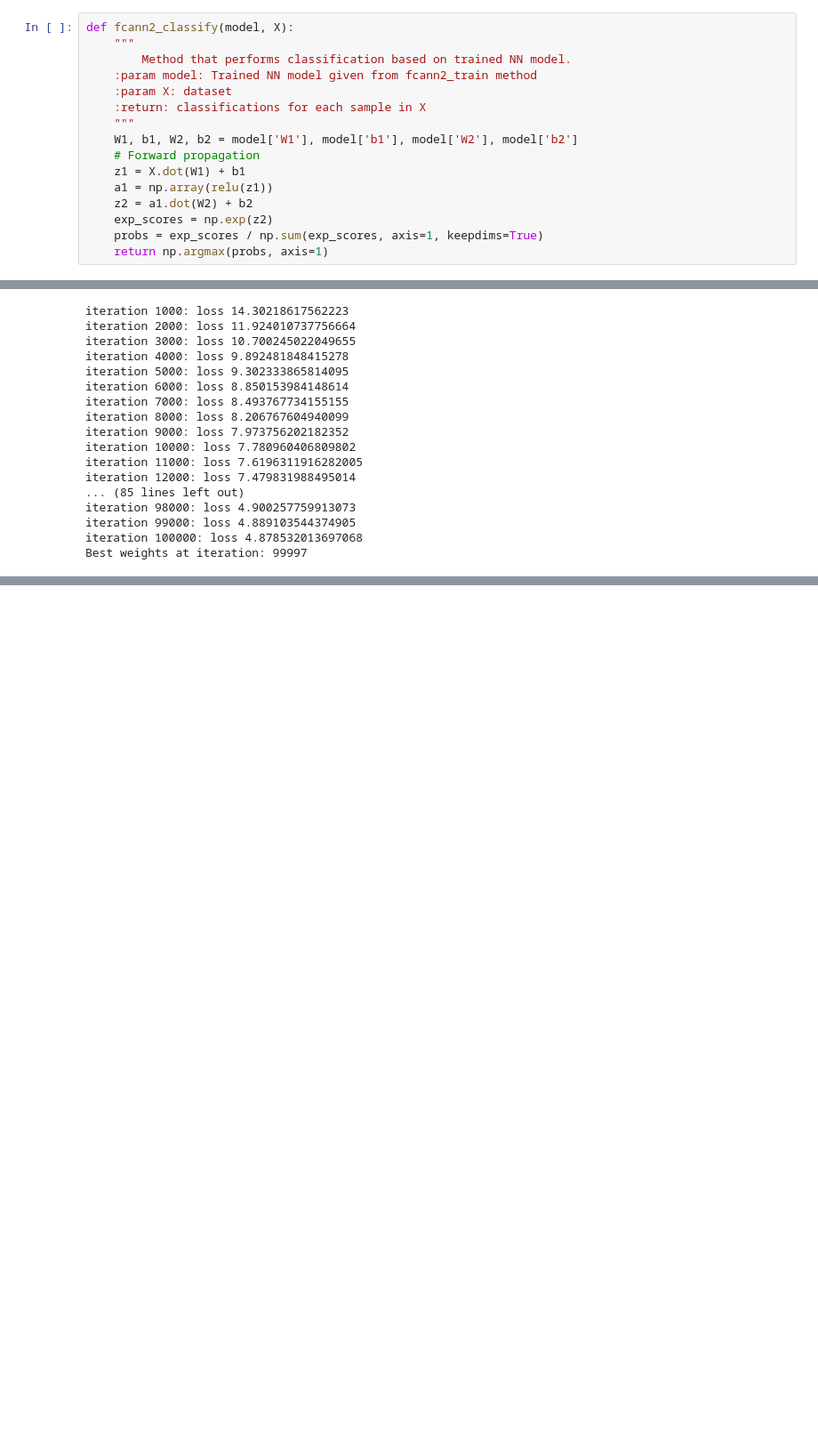
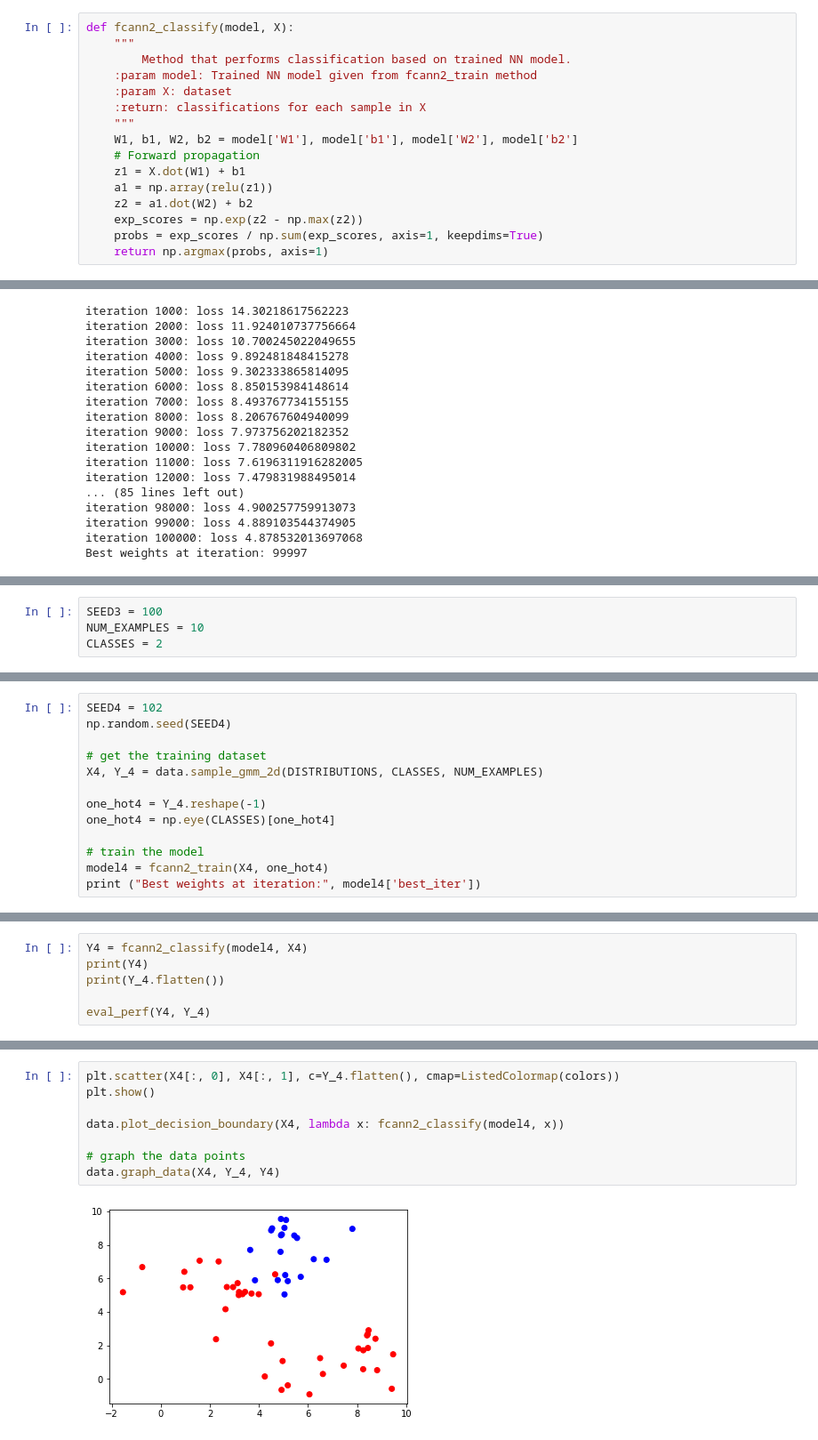
Before and after one commit to dreyus95/DL_labs, a Jupyter notebook: DL_1_lab/fcann2.ipynb, the cells around one changed output, grey strips where cells are left out. Shown: that part at 89% size. Cells and saved outputs as stored; diff of their text form; blank space fills up the shorter version.

```diff
--- a/DL_1_lab/fcann2.ipynb
+++ b/DL_1_lab/fcann2.ipynb
@@ -128,7 +128,7 @@ def fcann2_classify(model, X):
     z1 = X.dot(W1) + b1
     a1 = np.array(relu(z1))
     z2 = a1.dot(W2) + b2
-    exp_scores = np.exp(z2)
+    exp_scores = np.exp(z2 - np.max(z2))
     probs = exp_scores / np.sum(exp_scores, axis=1, keepdims=True)
     return np.argmax(probs, axis=1)
 # %% [markdown]
@@ -250,0 +258,4 @@ plt.show()
+# %%
+SEED3 = 100
+NUM_EXAMPLES = 10
+CLASSES = 2
@@ -257,0 +318,13 @@ data.graph_data(X2, Y_2, Y2)
+# %%
+SEED4 = 102
+np.random.seed(SEED4)
+
+# get the training dataset
+X4, Y_4 = data.sample_gmm_2d(DISTRIBUTIONS, CLASSES, NUM_EXAMPLES)
+
+one_hot4 = Y_4.reshape(-1)
+one_hot4 = np.eye(CLASSES)[one_hot4]
+
+# train the model
+model4 = fcann2_train(X4, one_hot4)
+print ("Best weights at iteration:", model4['best_iter'])
@@ -257,0 +349,6 @@ data.graph_data(X2, Y_2, Y2)
+# %%
+Y4 = fcann2_classify(model4, X4)
+print(Y4)
+print(Y_4.flatten())
+
+eval_perf(Y4, Y_4)
@@ -257,0 +364,10 @@ data.graph_data(X2, Y_2, Y2)
+# %%
+plt.scatter(X4[:, 0], X4[:, 1], c=Y_4.flatten(), cmap=ListedColormap(colors))
+plt.show()
+
+data.plot_decision_boundary(X4, lambda x: fcann2_classify(model4, x))
+
+# graph the data points
+data.graph_data(X4, Y_4, Y4)
+# %% [output]
+[figure, added]
```
Also changed, not shown: parts of 17 cells of this notebook, 3 other files.
